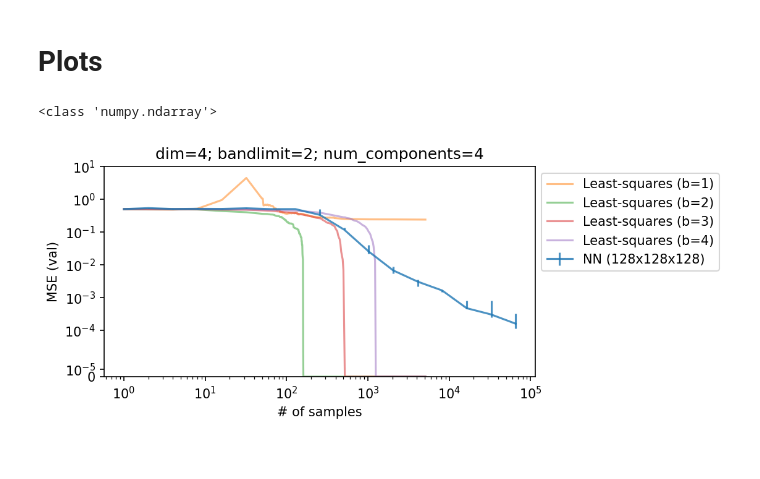
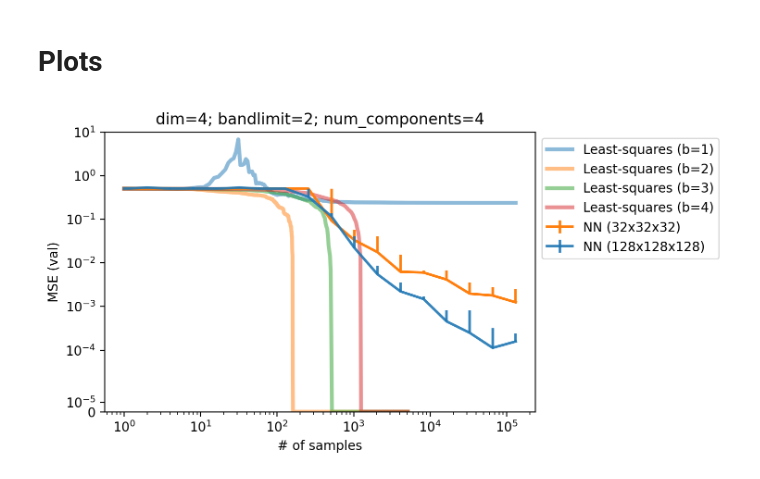
Before and after one commit to ed1d1a8d/scaling, a Jupyter notebook: notebooks/harmonic-plots.ipynb, the cells around one changed output. Saved outputs shown, nothing was run; the diff lists cells and outputs as text; code cells hidden in the pictures.

Commit message:
Good plots

```diff
--- a/notebooks/harmonic-plots.ipynb
+++ b/notebooks/harmonic-plots.ipynb
@@ -44,10 +44,6 @@ from src.experiments.harmonics.harmonics import (
 )
 import src.utils as utils
 utils.mlflow_init()
-# %%
-cfg = ExperimentConfig()
-with open('tmp.pkl', "wb") as f:
-    pickle.dump(cfg, f)
 # %% [markdown]
 ## Load experimental data
 # %%
@@ -74,7 +70,7 @@ def split_metric_history_by_trial(
 @dataclasses.dataclass
 class RunResult:
     run_id: str
-    name: str
+    name: str = ""
 
     cfg: ExperimentConfig = dataclasses.field(init=False)
 
@@ -224,50 +311,55 @@ def plot_errorbar(
     xs: np.ndarray,
     ys: np.ndarray,
     lo_q: float = 0,
-    med_q: float = 0.5,
+    mid_q: float = 0.5,
     hi_q: float = 1,
     **plt_kwargs
 ):
-    print(type(xs))
-
     lo  = np.quantile(ys, lo_q, axis=-1)
-    med = np.quantile(ys, med_q, axis=-1)
+    mid = np.quantile(ys, mid_q, axis=-1)
     hi  = np.quantile(ys, hi_q, axis=-1)
 
     plt.errorbar(
-        x=xs[med != np.nan],
-        y=med[med != np.nan],
-        yerr=np.stack([med-lo, hi-med])[:, med != np.nan],
+        x=xs[mid != np.nan],
+        y=mid[mid != np.nan],
+        yerr=np.stack([mid-lo, hi-mid])[:, mid != np.nan],
         **plt_kwargs
     )
 # %%
-plt.figure(dpi=150, figsize=(6, 3))
+plt.figure(dpi=200, figsize=(6, 4))
 
 plot_errorbar(
-    xs=RUNS["n128"].ns,
-    ys=RUNS["n128"].val_mses,
-    label="NN (128x128x128)", alpha=0.8, zorder=10
+    xs=RUNS["b2c04n032"].ns,
+    ys=RUNS["b2c04n032"].val_mses,
+    lo_q=0, mid_q=0, hi_q=1,
+    alpha=1, zorder=8, linewidth=2, color="tab:orange",
+    label="NN (32x32x32)",
 )
+plot_errorbar(
+    xs=RUNS["b2c04n128"].ns,
+    ys=RUNS["b2c04n128"].val_mses,
+    lo_q=0, mid_q=0, hi_q=1,
+    alpha=0.9, zorder=9, linewidth=2, color="tab:blue",
+    label="NN (128x128x128)",
+)
+#plot_errorbar(
+#    xs=RUNS["b2c04n064"].ns,
+#    ys=RUNS["b2c04n064"].val_mses,
+#    lo_q=0, mid_q=0, hi_q=1,
+#    alpha=0.8, zorder=10, label="NN (64x64x64)"
+#)
 
-#plt.plot(RUNS["n128"].ns, , label="NN (128x128x128)", alpha=0.8, zorder=10)
+plt.plot(LS_DATA["b2c04-b1"].ns, LS_DATA["b2c04-b1"].val_mses.min(axis=-1), label="Least-squares (b=1)", alpha=0.5, linewidth=3)
+plt.plot(LS_DATA["b2c04-b2"].ns, LS_DATA["b2c04-b2"].val_mses.min(axis=-1), label="Least-squares (b=2)", alpha=0.5, linewidth=3)
+plt.plot(LS_DATA["b2c04-b3"].ns, LS_DATA["b2c04-b3"].val_mses.min(axis=-1), label="Least-squares (b=3)", alpha=0.5, linewidth=3)
+plt.plot(LS_DATA["b2c04-b4"].ns, LS_DATA["b2c04-b4"].val_mses.min(axis=-1), label="Least-squares (b=4)", alpha=0.5, linewidth=3)
 
-#plt.plot(RUNS["n128"].ns, RUNS["n128"].val_mses.max(axis=-1))
-#plt.plot(RUNS["n128"].ns, RUNS["n128"].train_mses.min(axis=-1))
-#plt.plot(RUNS["n128"].ns, RUNS["n128"].train_mses.max(axis=-1))
-
-plt.plot(LS_DATA["b1"].ns, LS_DATA["b1"].val_mses.min(axis=-1), label="Least-squares (b=1)", alpha=0.5)
-plt.plot(LS_DATA["b2"].ns, LS_DATA["b2"].val_mses.min(axis=-1), label="Least-squares (b=2)", alpha=0.5)
-plt.plot(LS_DATA["b3"].ns, LS_DATA["b3"].val_mses.min(axis=-1), label="Least-squares (b=3)", alpha=0.5)
-plt.plot(LS_DATA["b4"].ns, LS_DATA["b4"].val_mses.min(axis=-1), label="Least-squares (b=4)", alpha=0.5)
-
-plt.xscale("log")
-plt.yscale('symlog', linthresh=5e-5);
-plt.ylim(0, 10)
+plt.xscale("log");
+plt.yscale('symlog', linthresh=5e-5); plt.ylim(0, 10)
 
 plt.title("dim=4; bandlimit=2; num_components=4")
 plt.xlabel("# of samples")
 plt.ylabel("MSE (val)")
 plt.legend(loc="upper left", bbox_to_anchor=(1, 1));
 # %% [output]
-<class 'numpy.ndarray'>
-[figure, old version]
+[figure, new version]
```
Also changed, not shown: parts of 11 cells of this notebook.
